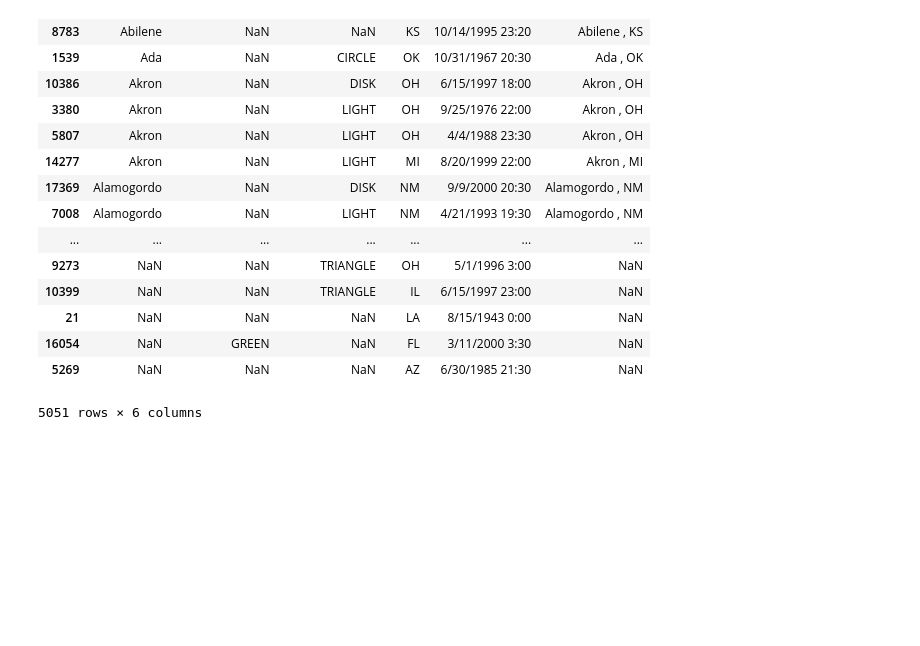
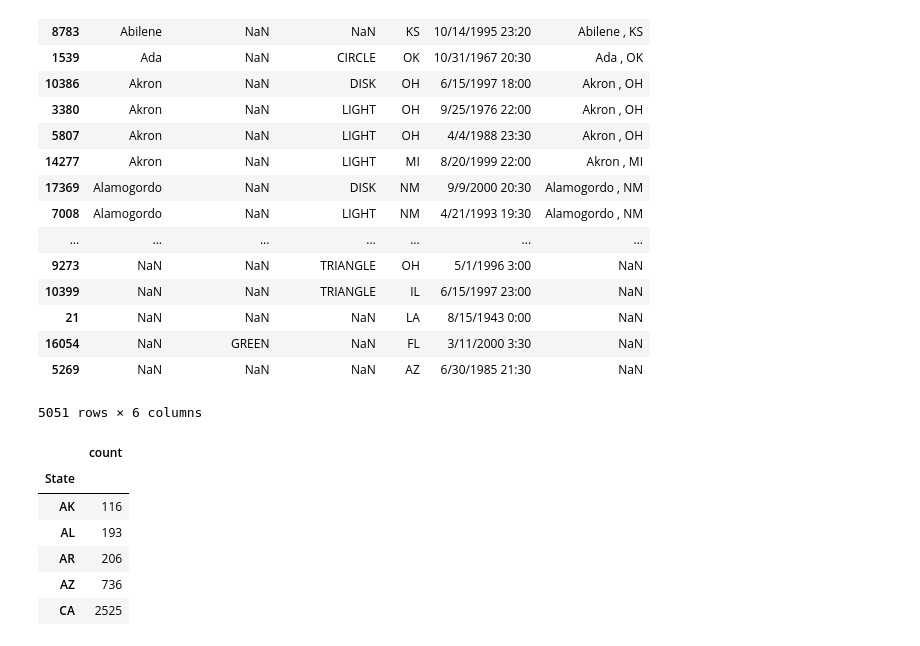
Before and after one commit to rychlicki/jupyter, a Jupyter notebook: Untitled.ipynb, the cells around one changed output. Saved outputs shown, nothing was run; the diff lists cells and outputs as text; code cells hidden in the pictures; blank space fills up the shorter version.

```diff
--- a/Untitled.ipynb
+++ b/Untitled.ipynb
@@ -160,3 +160,13 @@ UFO1.sort_values(['City','Shape Reported'])
 | 16054 | NaN | GREEN | NaN | FL | 3/11/2000 3:30 | NaN |
 | 5269 | NaN | NaN | NaN | AZ | 6/30/1985 21:30 | NaN |
 5051 rows × 6 columns
+# %%
+UFO.groupby('State').City.agg(['count',]).head()
+# %% [output]
+|  | count |
+| State |  |
+| AK | 116 |
+| AL | 193 |
+| AR | 206 |
+| AZ | 736 |
+| CA | 2525 |
```
Also changed, not shown: parts of 2 cells of this notebook.
